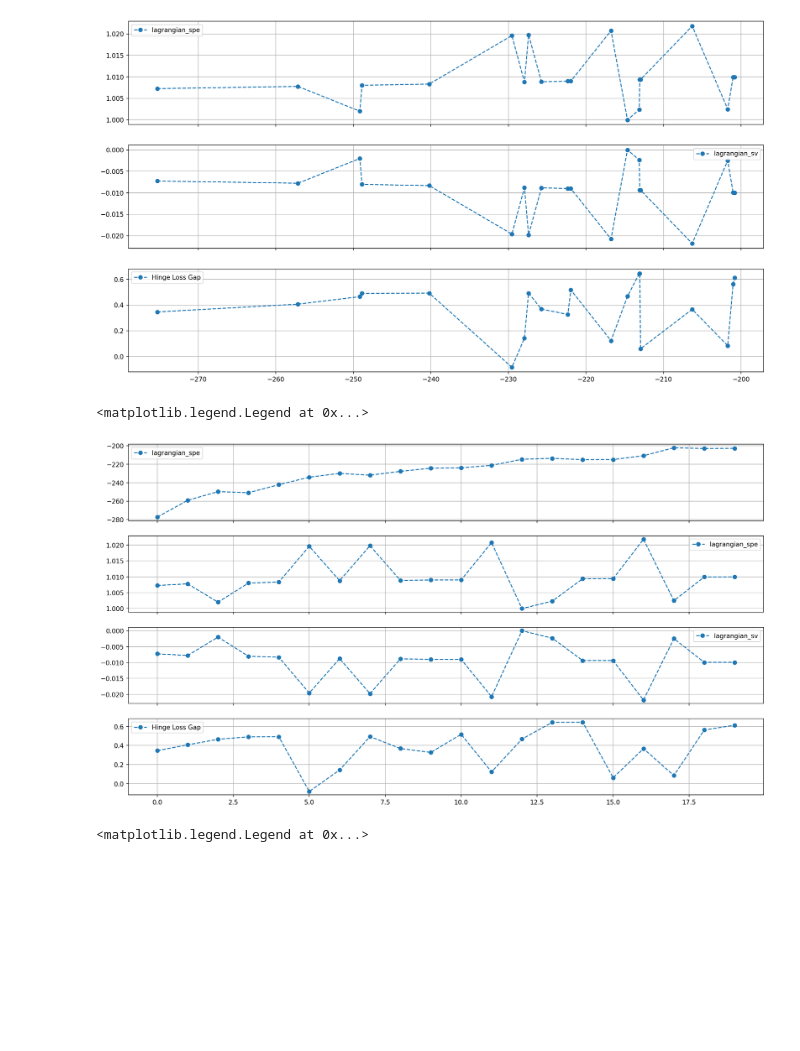
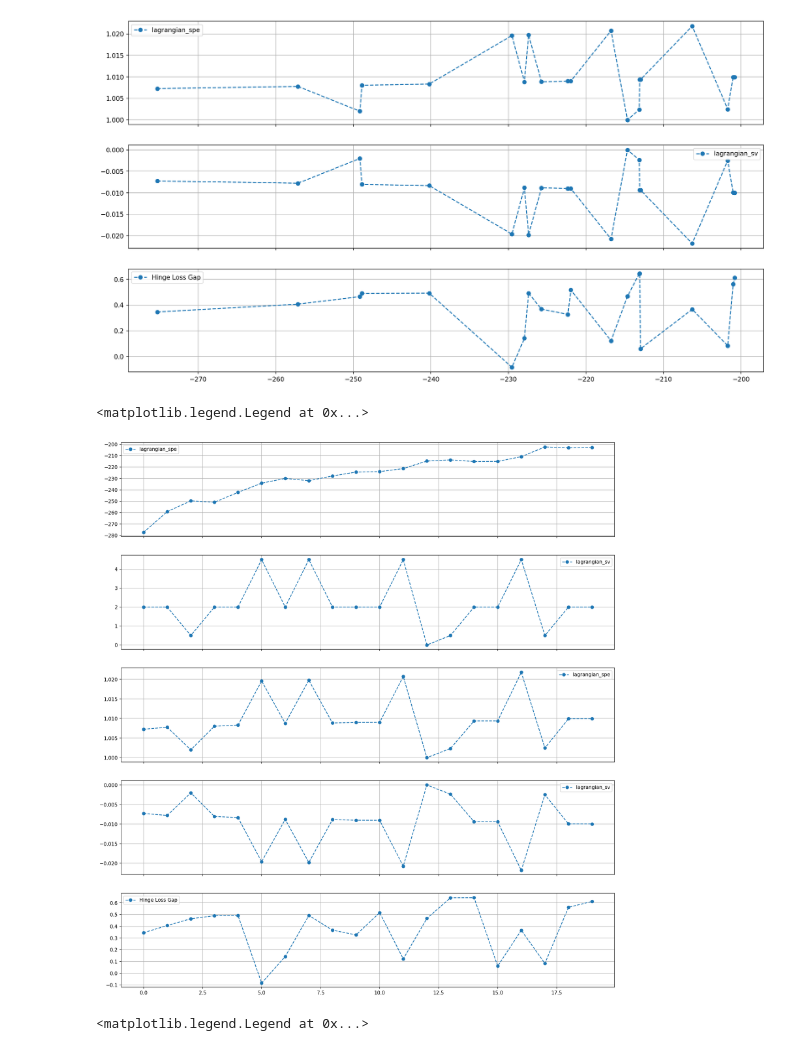
Before and after one commit to sbchae04-tech/Support-Vector-Machine, a Jupyter notebook: QUBO/Quantum_SVM_Gaussian_neal.ipynb, the cells around one changed output. Saved outputs shown, nothing was run; the diff lists cells and outputs as text; code cells hidden in the pictures; blank space fills up the shorter version.

```diff
--- a/QUBO/Quantum_SVM_Gaussian_neal.ipynb
+++ b/QUBO/Quantum_SVM_Gaussian_neal.ipynb
@@ -587,39 +587,46 @@ axes[2].legend()
 [figure]
 # %%
 fig, axes = plt.subplots(
-    4, 1,
-    figsize=(18, 10),   # 전체 크기 고정
+    5, 1,
+    figsize=(18, 20),   # 전체 크기 고정
     dpi=150,
     sharex=True
 )
 
 lagrangian_spe_plus_list = [(E[x] * lagrangian_spe_list[x]) for x in range(len(lagrangian_spe_list))]
-lagrangian_sv_plus_list = [(E[x] * lagrangian_spe_list[x]) for x in range(len(lagrangian_spe_list))]
+lagrangian_sv_plus_list = [(E[x] * lagrangian_sv_list[x]) for x in range(len(lagrangian_spe_list))]
 # axes[0].plot(E, E, "^--", label = "energy")
 
 axes[0].plot(x, lagrangian_spe_plus_list, "o--", label = "lagrangian_spe")
 # axes[0].set_ylim(1, 1.1)
 # axes[0].set_yscale('log')
 axes[0].grid()
 axes[0].legend()
 
-axes[1].plot(x, lagrangian_spe_list, "o--", label = "lagrangian_spe")
+axes[2].plot(x, lagrangian_spe_list, "o--", label = "lagrangian_spe")
 # axes[0].set_ylim(1, 1.1)
 # axes[0].set_yscale('log')
+axes[2].grid()
+axes[2].legend()
+
+axes[1].plot(x, lagrangian_sv_plus_list, "o--", label = "lagrangian_sv")
+# axes[1].set_ylim(0, 0.1)
+# axes[1].set_yscale('log')
 axes[1].grid()
 axes[1].legend()
 
-axes[2].plot(x, lagrangian_sv_list, "o--", label = "lagrangian_sv")
+
+axes[3].plot(x, lagrangian_sv_list, "o--", label = "lagrangian_sv")
 # axes[1].set_ylim(0, 0.1)
 # axes[1].set_yscale('log')
-axes[2].grid()
-axes[2].legend()
-
-axes[3].plot(x, Loss, 'o--', label = "Hinge Loss Gap")
 axes[3].grid()
 axes[3].legend()
 
+axes[4].plot(x, Loss, 'o--', label = "Hinge Loss Gap")
+axes[4].grid()
+axes[4].legend()
+
 # plt.show()
 # %% [output]
 <matplotlib.legend.Legend at 0x...>
-[figure, old version]
+[figure, new version]
```
Also changed, not shown: parts of 1 cell of this notebook.
